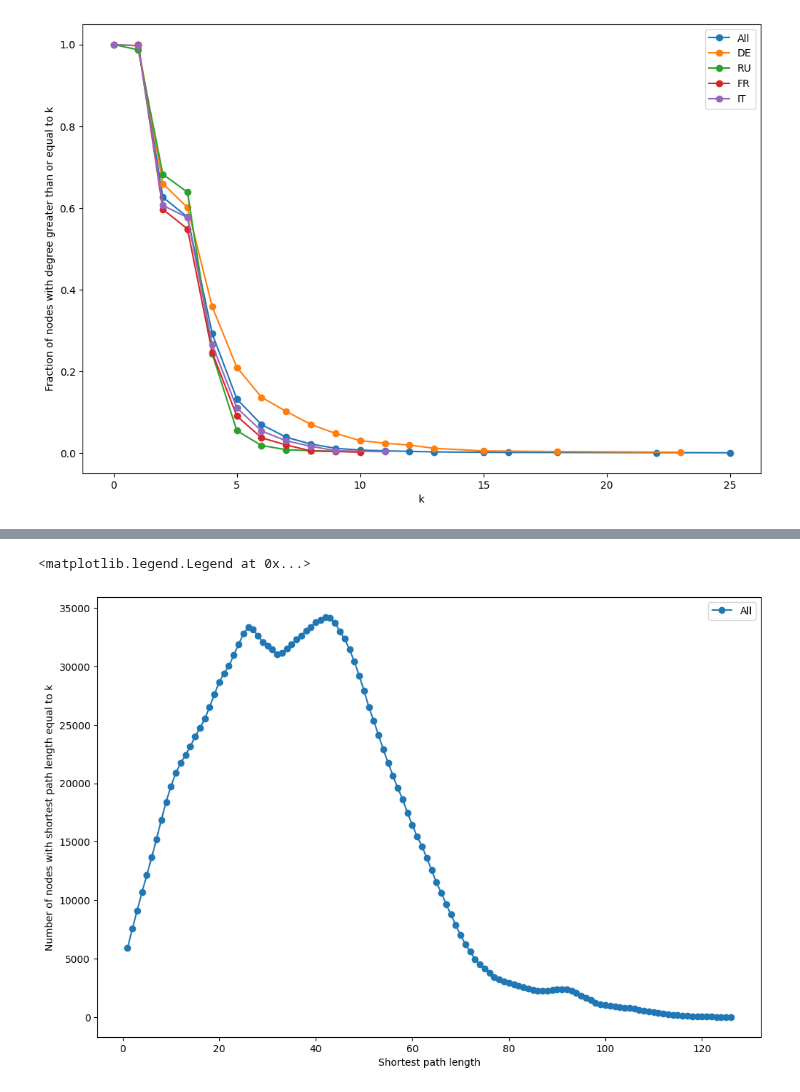
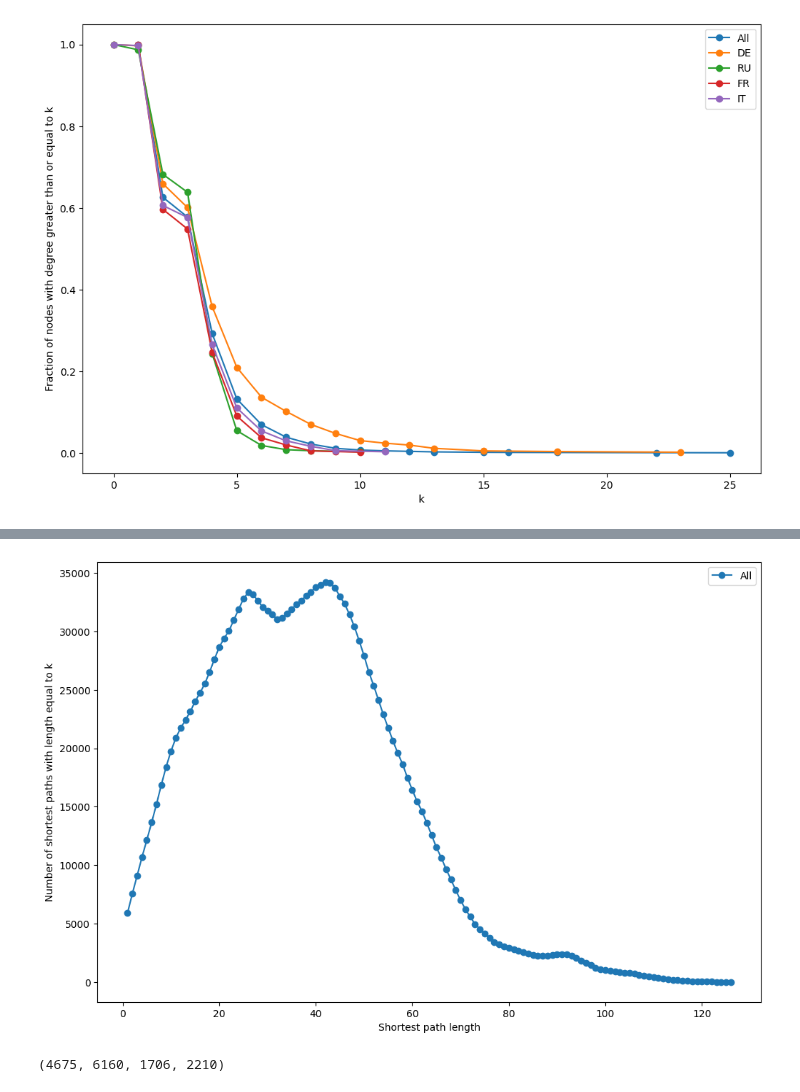
Before and after one commit to johanmasvie/iggielgn_topology_analysis, a Jupyter notebook: new_topo_analysis_iggielgn.ipynb, the cells around one changed output, grey strips where cells are left out. Cells and saved outputs as stored; diff of their text form; code cells hidden in the pictures.

```diff
--- a/new_topo_analysis_iggielgn.ipynb
+++ b/new_topo_analysis_iggielgn.ipynb
@@ -171,20 +151,19 @@ plt.show()
 # %%
 # Do the same for the entire graph
 plt.figure(figsize=(12, 8))
 shortest_path_lengths = nx.shortest_path_length(G_multi_directed)
 shortest_path_lengths = [length for node, lengths in shortest_path_lengths for length in lengths.values()]
 shortest_path_lengths = [length for length in shortest_path_lengths if length != 0]
 shortest_path_lengths = sorted(shortest_path_lengths, reverse=True)
 shortest_path_lengths_count = collections.Counter(shortest_path_lengths)
 spl, cnt = zip(*shortest_path_lengths_count.items())
 plt.plot(spl, cnt, 'o-', label='All')
 
 plt.xlabel('Shortest path length')
-plt.ylabel('Number of nodes with shortest path length equal to k')
+plt.ylabel('Number of shortest paths with length equal to k')
 plt.legend()
 
 plt.savefig('latex_figures/shortest_path_length_distribution_all.png')
 plt.show()
 # %% [output]
-<matplotlib.legend.Legend at 0x...>
-[figure, old version]
+[figure, new version]
@@ -190,0 +180,5 @@ plt.show()
+# %%
+# Test the function on G_multi_directed
+print(get_bridges_and_articulation(G_multi_undirected))
+# %% [output]
+(4675, 6160, 1706, 2210)
```
Also changed, not shown: parts of 7 cells of this notebook, 3 other files.
